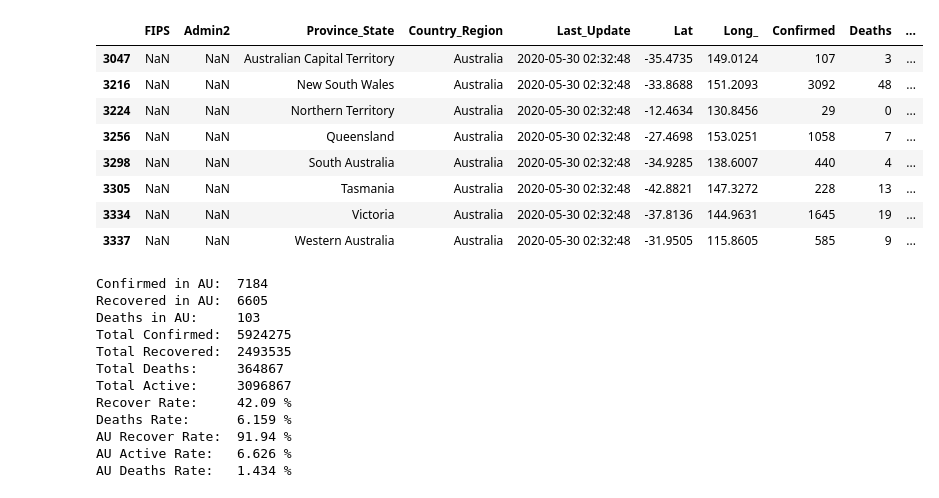
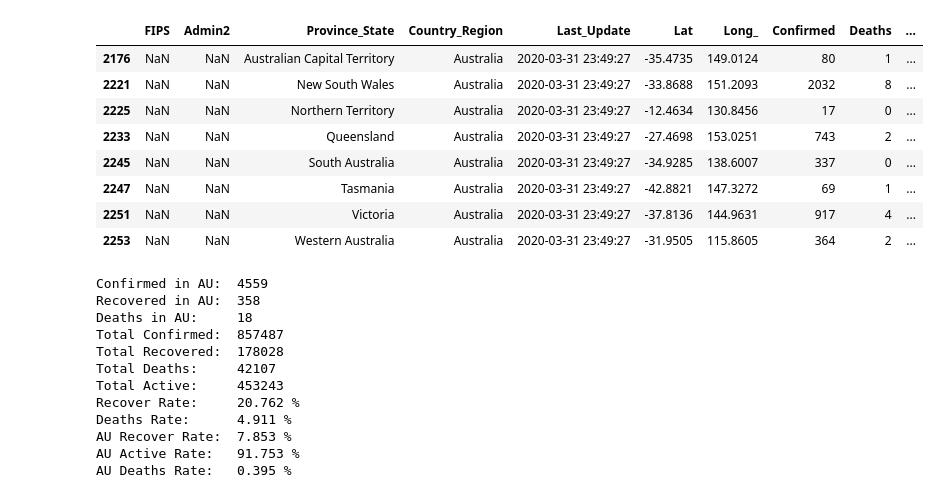
Before and after one commit to u6747075/COVID-19, a Jupyter notebook: COVID_19.ipynb, the cells around one changed output. Saved outputs shown, nothing was run; the diff lists cells and outputs as text; code cells hidden in the pictures.

```diff
--- a/COVID_19.ipynb
+++ b/COVID_19.ipynb
@@ -56,45 +71,46 @@ plt.show()
 # %%
-da = pd.read_csv("csse_covid_19_data/csse_covid_19_daily_reports/05-29-2020.csv")
+da = pd.read_csv("csse_covid_19_data/csse_covid_19_daily_reports/03-31-2020.csv")
 au = da[da["Country_Region"] == "Australia"]
 display(au)
 T_R=sum(list(da["Recovered"]))
 T_D=sum(list(da["Deaths"]))
 T_C=sum(list(da["Confirmed"]))
 AU_R=sum(list(au["Recovered"]))
 AU_D=sum(list(au["Deaths"]))
+
 AU_A=sum(list(au["Active"]))
 AU_C=sum(list(au["Confirmed"]))
 print("Confirmed in AU: ",sum(list(au["Confirmed"])))
 print("Recovered in AU: ",sum(list(au["Recovered"])))
 print("Deaths in AU:    ",sum(list(au["Deaths"])))
 print("Total Confirmed: ",sum(list(da["Confirmed"])))
 print("Total Recovered: ",sum(list(da["Recovered"])))
 print("Total Deaths:    ",sum(list(da["Deaths"])))
 print("Total Active:    ",sum(list(da["Active"])))
 print("Recover Rate:    ",np.round(T_R*100/T_C,3),"%")
 print("Deaths Rate:     ",np.round(T_D*100/T_C,3),"%")
 print("AU Recover Rate: ",np.round(AU_R*100/AU_C,3),"%")
 print("AU Active Rate:  ",np.round(AU_A*100/AU_C,3),"%")
 print("AU Deaths Rate:  ",np.round(AU_D*100/AU_C,3),"%")
 # %% [output]
 |  | FIPS | Admin2 | Province_State | Country_Region | Last_Update | Lat | Long_ | Confirmed | Deaths | ... |
-| 3047 | NaN | NaN | Australian Capital Territory | Australia | 2020-05-30 02:32:48 | -35.4735 | 149.0124 | 107 | 3 | ... |
-| 3216 | NaN | NaN | New South Wales | Australia | 2020-05-30 02:32:48 | -33.8688 | 151.2093 | 3092 | 48 | ... |
-| 3224 | NaN | NaN | Northern Territory | Australia | 2020-05-30 02:32:48 | -12.4634 | 130.8456 | 29 | 0 | ... |
-| 3256 | NaN | NaN | Queensland | Australia | 2020-05-30 02:32:48 | -27.4698 | 153.0251 | 1058 | 7 | ... |
-| 3298 | NaN | NaN | South Australia | Australia | 2020-05-30 02:32:48 | -34.9285 | 138.6007 | 440 | 4 | ... |
-| 3305 | NaN | NaN | Tasmania | Australia | 2020-05-30 02:32:48 | -42.8821 | 147.3272 | 228 | 13 | ... |
-| 3334 | NaN | NaN | Victoria | Australia | 2020-05-30 02:32:48 | -37.8136 | 144.9631 | 1645 | 19 | ... |
-| 3337 | NaN | NaN | Western Australia | Australia | 2020-05-30 02:32:48 | -31.9505 | 115.8605 | 585 | 9 | ... |
+| 2176 | NaN | NaN | Australian Capital Territory | Australia | 2020-03-31 23:49:27 | -35.4735 | 149.0124 | 80 | 1 | ... |
+| 2221 | NaN | NaN | New South Wales | Australia | 2020-03-31 23:49:27 | -33.8688 | 151.2093 | 2032 | 8 | ... |
+| 2225 | NaN | NaN | Northern Territory | Australia | 2020-03-31 23:49:27 | -12.4634 | 130.8456 | 17 | 0 | ... |
+| 2233 | NaN | NaN | Queensland | Australia | 2020-03-31 23:49:27 | -27.4698 | 153.0251 | 743 | 2 | ... |
+| 2245 | NaN | NaN | South Australia | Australia | 2020-03-31 23:49:27 | -34.9285 | 138.6007 | 337 | 0 | ... |
+| 2247 | NaN | NaN | Tasmania | Australia | 2020-03-31 23:49:27 | -42.8821 | 147.3272 | 69 | 1 | ... |
+| 2251 | NaN | NaN | Victoria | Australia | 2020-03-31 23:49:27 | -37.8136 | 144.9631 | 917 | 4 | ... |
+| 2253 | NaN | NaN | Western Australia | Australia | 2020-03-31 23:49:27 | -31.9505 | 115.8605 | 364 | 2 | ... |
-Confirmed in AU:  7184
-Recovered in AU:  6605
-Deaths in AU:     103
-Total Confirmed:  5924275
-Total Recovered:  2493535
-Total Deaths:     364867
-Total Active:     3096867
-Recover Rate:     42.09 %
-Deaths Rate:      6.159 %
-AU Recover Rate:  91.94 %
-AU Active Rate:   6.626 %
-AU Deaths Rate:   1.434 %
+Confirmed in AU:  4559
+Recovered in AU:  358
+Deaths in AU:     18
+Total Confirmed:  857487
+Total Recovered:  178028
+Total Deaths:     42107
+Total Active:     453243
+Recover Rate:     20.762 %
+Deaths Rate:      4.911 %
+AU Recover Rate:  7.853 %
+AU Active Rate:   91.753 %
+AU Deaths Rate:   0.395 %
```
Also changed, not shown: parts of 3 cells of this notebook.
